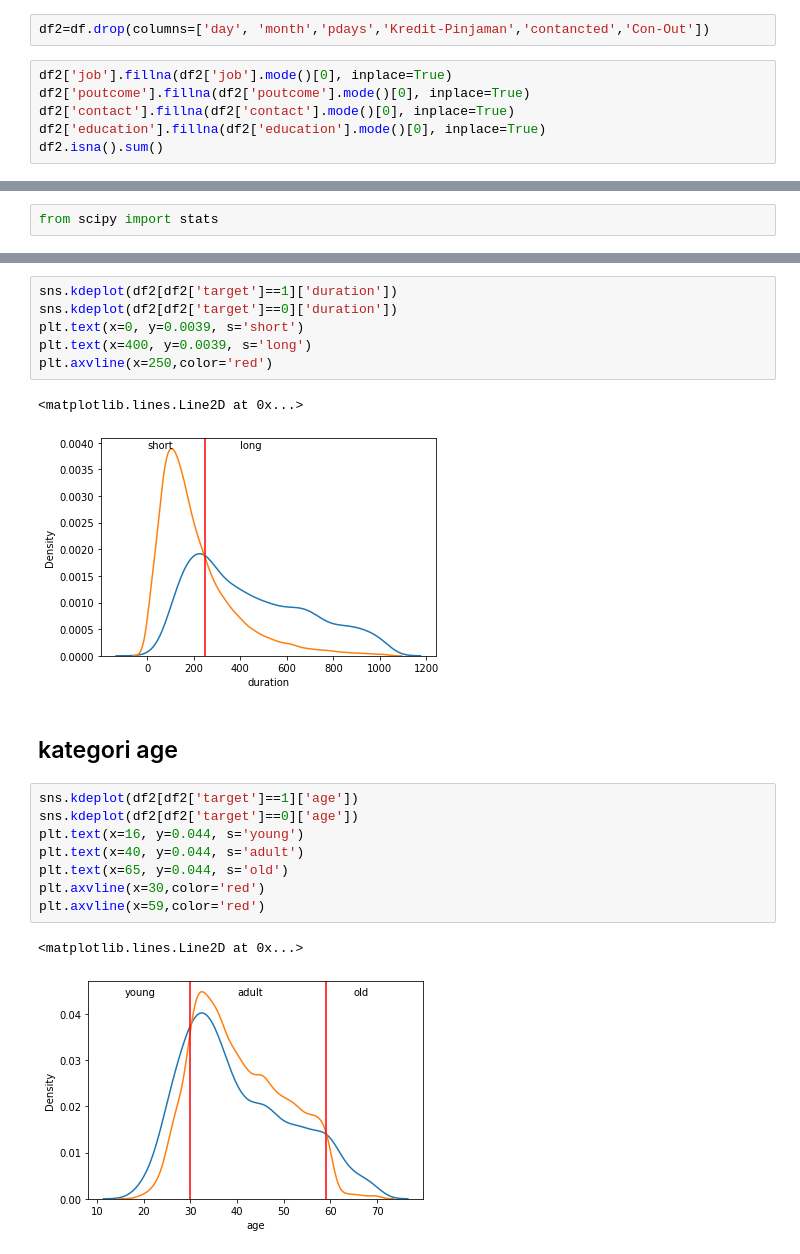
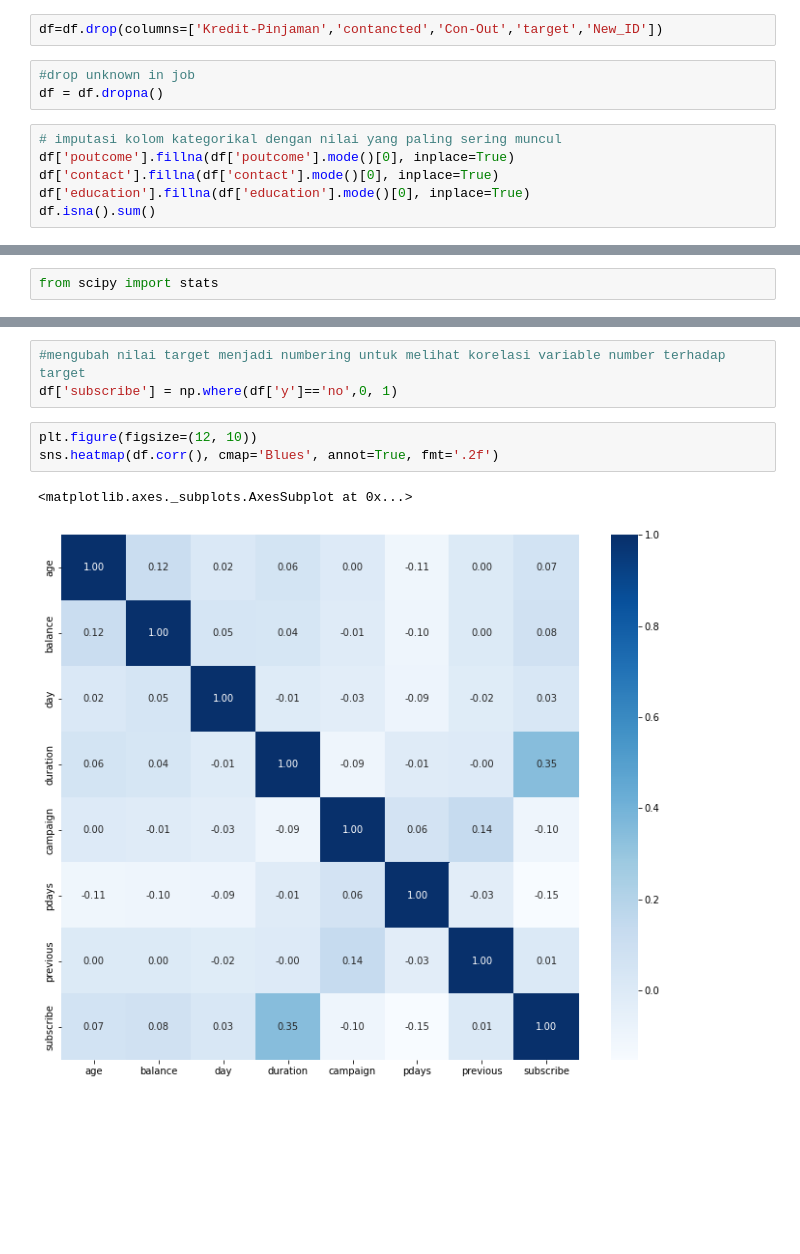
Before and after one commit to yahdiarif/Final-Project-kel-12, a Jupyter notebook: Bank_Marketing_Target_Final_Project_(group_12).ipynb, the cells around one changed output, grey strips where cells are left out. Saved outputs shown, nothing was run; the diff lists cells and outputs as text; blank space fills up the shorter version.

```diff
--- a/Bank_Marketing_Target_Final_Project_(group_12).ipynb
+++ b/Bank_Marketing_Target_Final_Project_(group_12).ipynb
@@ -360,9 +362,12 @@ df_union_dp
 # %%
-df2=df.drop(columns=['day', 'month','pdays','Kredit-Pinjaman','contancted','Con-Out'])
+df=df.drop(columns=['Kredit-Pinjaman','contancted','Con-Out','target','New_ID'])
+# %%
+#drop unknown in job
+df = df.dropna()
 # %%
-df2['job'].fillna(df2['job'].mode()[0], inplace=True)
-df2['poutcome'].fillna(df2['poutcome'].mode()[0], inplace=True)
-df2['contact'].fillna(df2['contact'].mode()[0], inplace=True)
-df2['education'].fillna(df2['education'].mode()[0], inplace=True)
-df2.isna().sum()
+# imputasi kolom kategorikal dengan nilai yang paling sering muncul
+df['poutcome'].fillna(df['poutcome'].mode()[0], inplace=True)
+df['contact'].fillna(df['contact'].mode()[0], inplace=True)
+df['education'].fillna(df['education'].mode()[0], inplace=True)
+df.isna().sum()
 # %% [output]
@@ -509,22 +417,9 @@ df2.sample(5)
-# %%
-sns.kdeplot(df2[df2['target']==1]['duration'])
-sns.kdeplot(df2[df2['target']==0]['duration'])
-plt.text(x=0, y=0.0039, s='short')
-plt.text(x=400, y=0.0039, s='long')
-plt.axvline(x=250,color='red')
-# %% [output]
-<matplotlib.lines.Line2D at 0x...>
-[figure, removed]
-# %% [markdown]
-## kategori age
-# %%
-sns.kdeplot(df2[df2['target']==1]['age'])
-sns.kdeplot(df2[df2['target']==0]['age'])
-plt.text(x=16, y=0.044, s='young')
-plt.text(x=40, y=0.044, s='adult')
-plt.text(x=65, y=0.044, s='old')
-plt.axvline(x=30,color='red')
-plt.axvline(x=59,color='red')
-# %% [output]
-<matplotlib.lines.Line2D at 0x...>
-[figure, removed]
+# %%
+#mengubah nilai target menjadi numbering untuk melihat korelasi variable number terhadap target
+df['subscribe'] = np.where(df['y']=='no',0, 1)
+# %%
+plt.figure(figsize=(12, 10))
+sns.heatmap(df.corr(), cmap='Blues', annot=True, fmt='.2f')
+# %% [output]
+<matplotlib.axes._subplots.AxesSubplot at 0x...>
+[figure, added]
```
Also changed, not shown: parts of 63 cells of this notebook.
